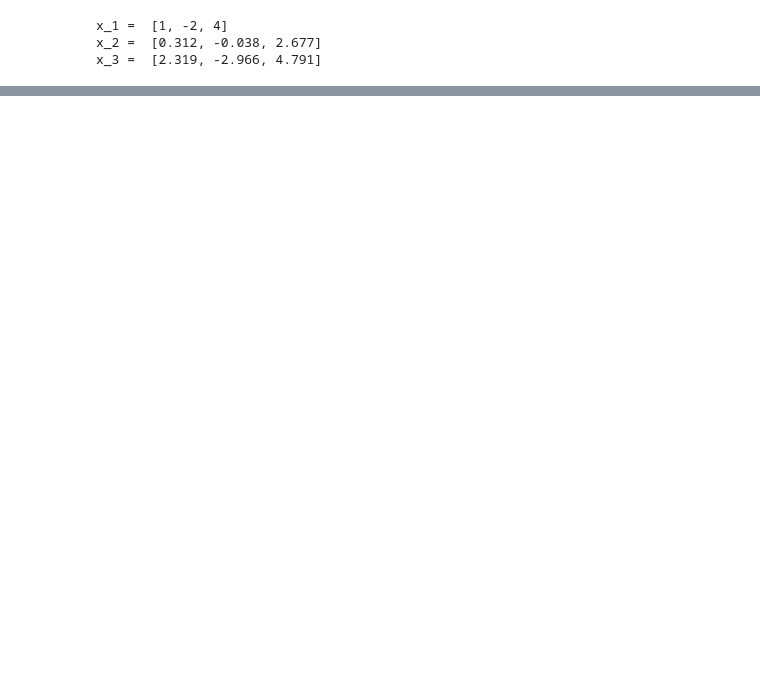
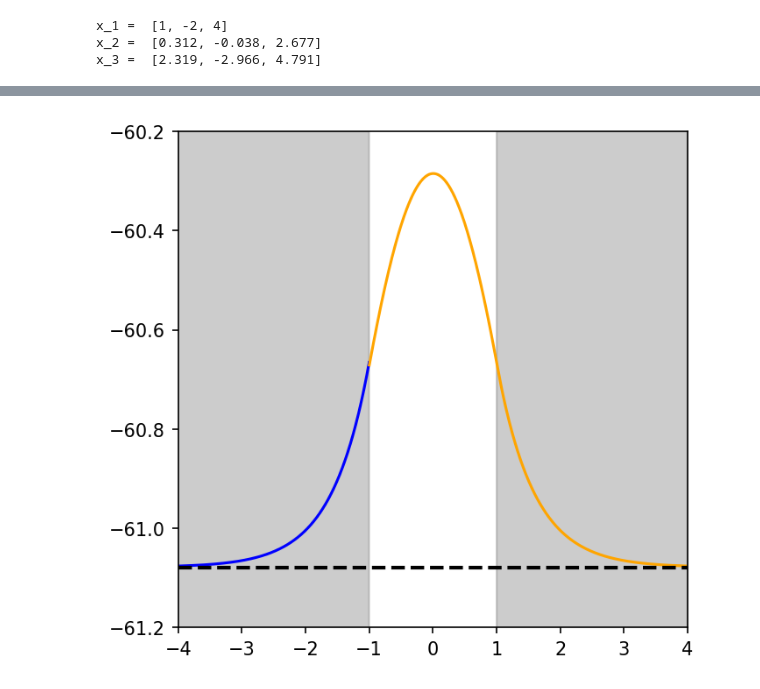
Before and after one commit to saturnaxis/CompPhysics, a Jupyter notebook: docs/_sources/Chapter_7/Eigenvalues.ipynb, the cells around one changed output, grey strips where cells are left out. Cells and saved outputs as stored; diff of their text form; code cells hidden in the pictures; blank space fills up the shorter version.

```diff
--- a/docs/_sources/Chapter_7/Eigenvalues.ipynb
+++ b/docs/_sources/Chapter_7/Eigenvalues.ipynb
@@ -344,0 +535,95 @@ lambda_2 =  (0.587-1.321j)
+# %%
+import numpy as np
+from scipy.integrate import solve_ivp
+import matplotlib.pyplot as plt
+from scipy.constants import hbar, m_p, eV
+
+fm = 1e-15
+const = (2*m_p)/(hbar**2)*(eV*1e6*fm**2) #2*m_p/hbar**2 converted to MeV fm**2 units
+V_o = -83.
+
+eps = 0.001
+x_left, x_right = -4., 4.
+n_steps = 4001
+h = np.round((x_right-x_left)/n_steps,3)
+x_rng = np.arange(x_left,x_right+h,h)
+
+well_width = 1.
+well_left, well_right = -well_width/2, well_width/2
+i_match =  int(np.abs(x_left+well_width)/h)
+nL = i_match + 1
+
+E = -65 #initial guess
+count_max = 100
+Emax, Emin = 1.1*E, E/1.1
+
+def func(psi_x,psi_y,psi_E):
+    #psi_x = position along wave function
+    #y = [psi(x), dpsi(x)/dx]
+    return [psi_y[1], -const*(psi_E-V(psi_x))*psi_y[0]]
+
+def V(x):
+    #potential at a given x
+    if np.abs(x) < well_width:
+        return V_o
+    else:
+        return 0
+
+def diff(psi_E,return_wf=False):
+    kappa = np.sqrt(np.abs(psi_E)*const)
+    A = 1
+    psi0 = A*np.exp(kappa*x_rng[0])
+    y0 = np.array([psi0, kappa*psi0])  # Initial left wf
+    x_eval = x_rng[:nL]
+    sol = solve_ivp(func,(x_eval[0],x_eval[-1]),y0,args=(psi_E,),method='RK45',t_eval=x_eval,first_step = h/2)
+    left = sol.y[1,-1]/sol.y[0,-1]
+    y_L = sol.y[0,:]
+
+    psi0 = A*np.exp(-kappa*x_rng[-1])
+    y0 = np.array([psi0, -kappa*psi0])  # Initial right wf
+    x_eval = x_rng[nL:]
+    sol = solve_ivp(func,(x_eval[-1],x_eval[0]),y0,args=(psi_E,),method='RK45',t_eval=x_eval[::-1],first_step=h/2)
+    right = sol.y[1,-1]/sol.y[0,-1]
+    y_R = sol.y[0,:][::-1]
+
+    if return_wf:
+        return (left - right)/(left + right), y_L, y_R #logarithmic derivative, left soln, right soln
+    else:
+        return (left - right)/(left + right)
+
+for count in range(0, count_max + 1):
+    E = 0.5*(Emax + Emin)
+    Diff_E = diff(E)
+    Dmax = diff(Emax)
+    if Dmax*Diff_E > 0:
+        Emax = E
+    else:
+        Emin = E
+    if np.abs(Diff_E) < eps:
+        Diff_E,y_L,y_R = diff(E,True)
+        break #tolerance met stop iterating
+    if count == count_max:
+        Diff_E,y_L,y_R = diff(E,True)
+        print("count max reached")
+print("Final eigenvalue E = ", E)
+
+norm = 0
+for i in range(0,len(x_rng)-1):
+    if i < nL:
+        norm += y_L[i]*y_L[i]*h
+    else:
+        norm += y_R[i-nL]*y_R[i-nL]*h
+norm = 1./np.sqrt(norm)
+
+fig = plt.figure(figsize=(5,5),dpi=150)
+ax = fig.add_subplot(111)
+
+ax.plot(x_rng[:nL],norm*y_L+E,'b-')
+ax.plot(x_rng[nL:],norm*y_R+E,'-',color='orange')
+ax.axhline(E,color='k',linestyle='--',lw=2)
+
+ax.fill_between(x_rng[:i_match],-61.5,-60.2,color='gray',alpha = 0.4)
+ax.fill_between(x_rng[n_steps-i_match:],-61.5,-60.2,color='gray',alpha = 0.4)
+ax.set_xlim(-4,4)
+ax.set_ylim(-61.2,-60.2);
+# %% [output]
@@ -344,0 +631 @@ lambda_2 =  (0.587-1.321j)
+[figure, added]
```
Also changed, not shown: parts of 16 cells of this notebook, 13 other files.
